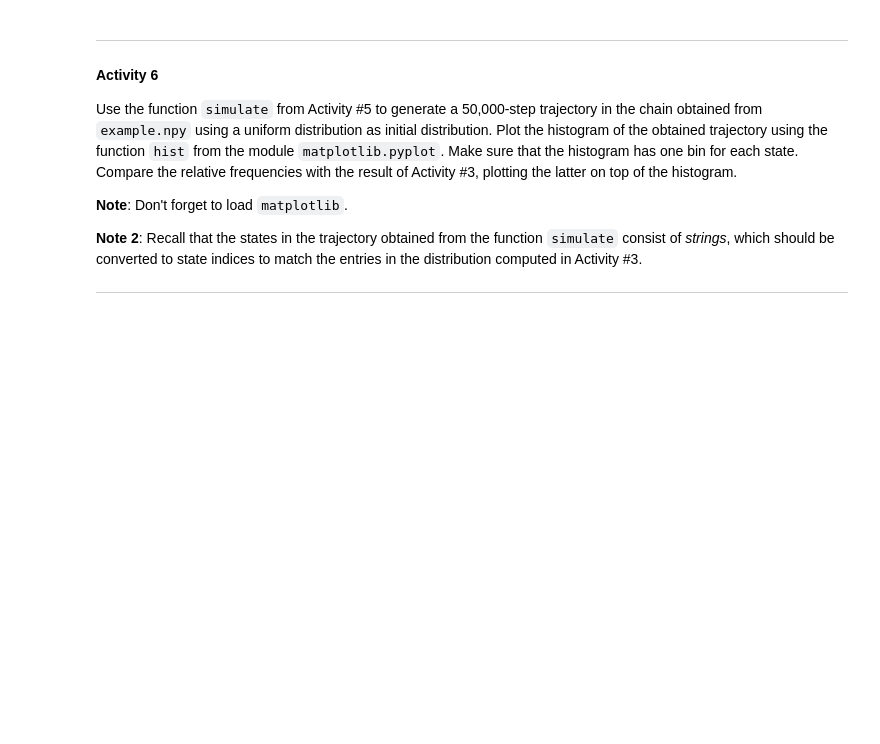
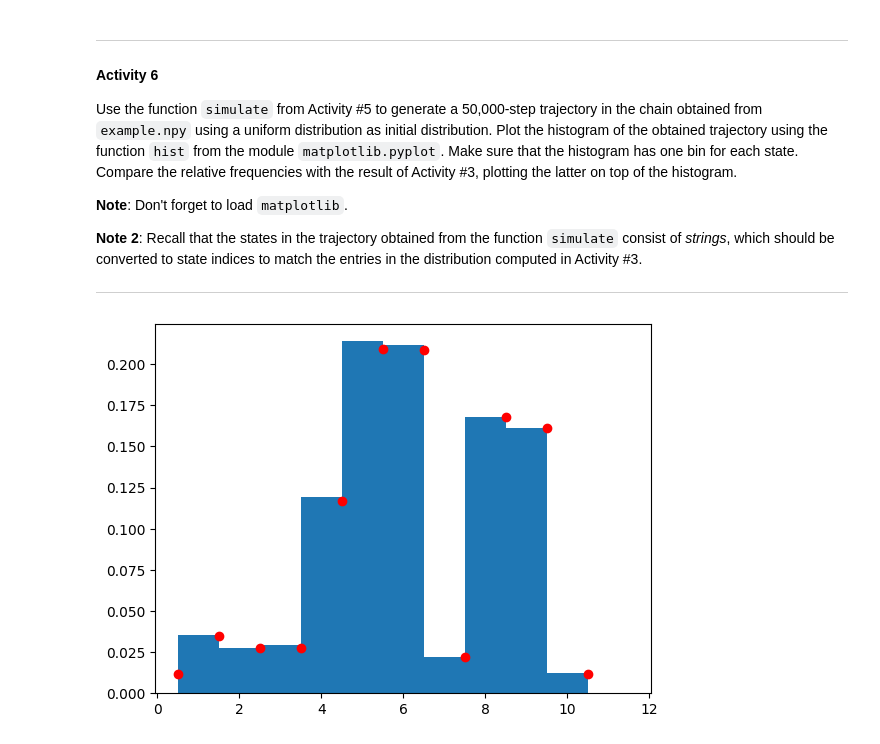
Before and after one commit to SebastiaoCarvalho/padi, a Jupyter notebook: hw1/lab_1.ipynb, the cells around one changed output. Drawn from its saved outputs; the diff is of its cells as text; code cells hidden in the pictures; blank space fills up the shorter version.

```diff
--- a/hw1/lab_1.ipynb
+++ b/hw1/lab_1.ipynb
@@ -486,0 +485,19 @@ Use the function `simulate` from Activity #5 to generate a 50,000-step trajector
+# %%
+# Add your code here.
+
+import matplotlib.pyplot as plt
+
+chain = load_chain("../example.npy", 0.11)
+
+mu_0 = np.ones(shape=(1,len(chain[0])))/len(chain[0]) # uniform distribution
+
+path = simulate(chain, mu_0, 50000)
+
+path =  np.array(np.sort(path), dtype=np.int64)
+
+plt.hist(path, bins=[x + 0.5 for x in range(len(chain[0])+1)], density=True)
+plt.plot([x + 0.5 for x in range(len(chain[0]))], stationary_dist(chain), 'ro')
+
+plt.show()
+# %% [output]
+[figure, added]
```
Also changed, not shown: parts of 1 cell of this notebook.
